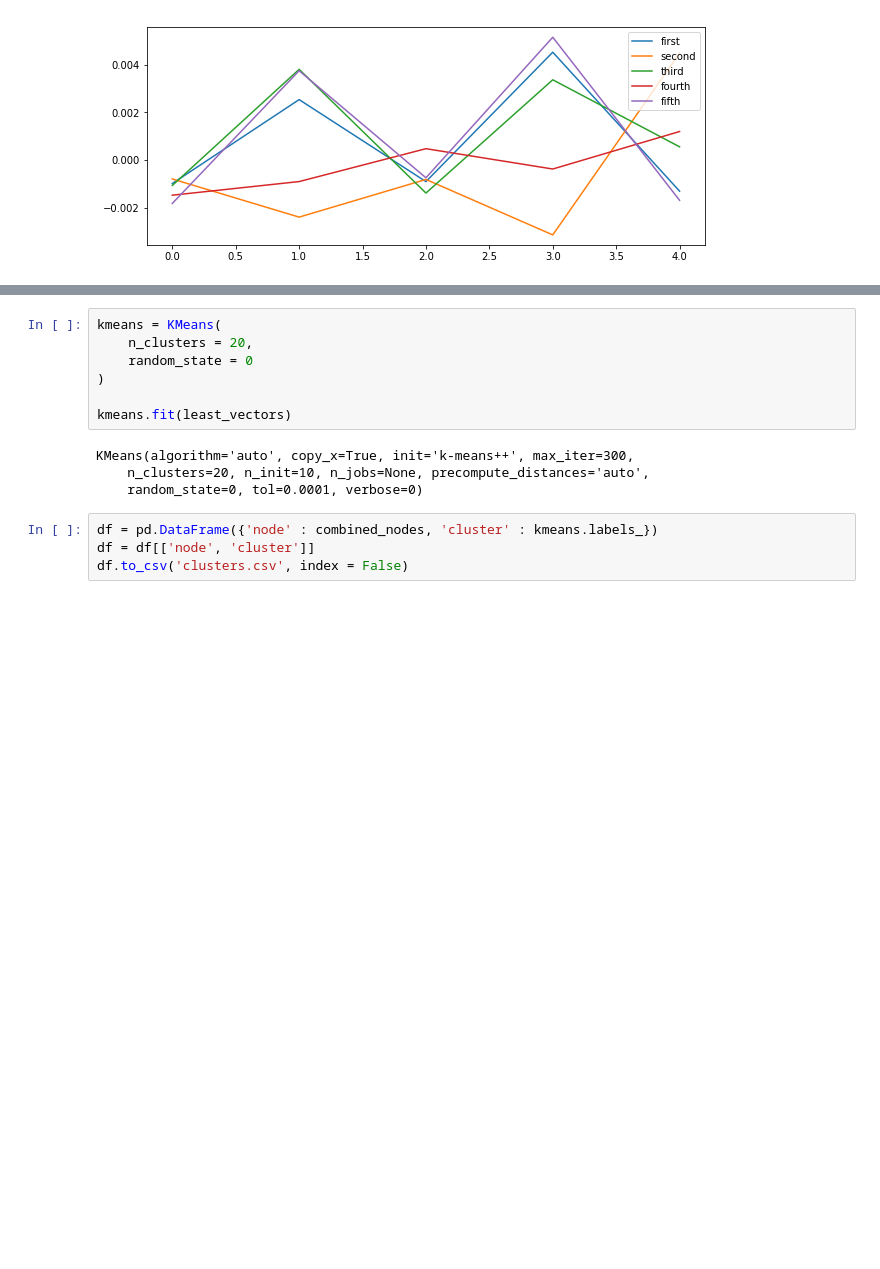
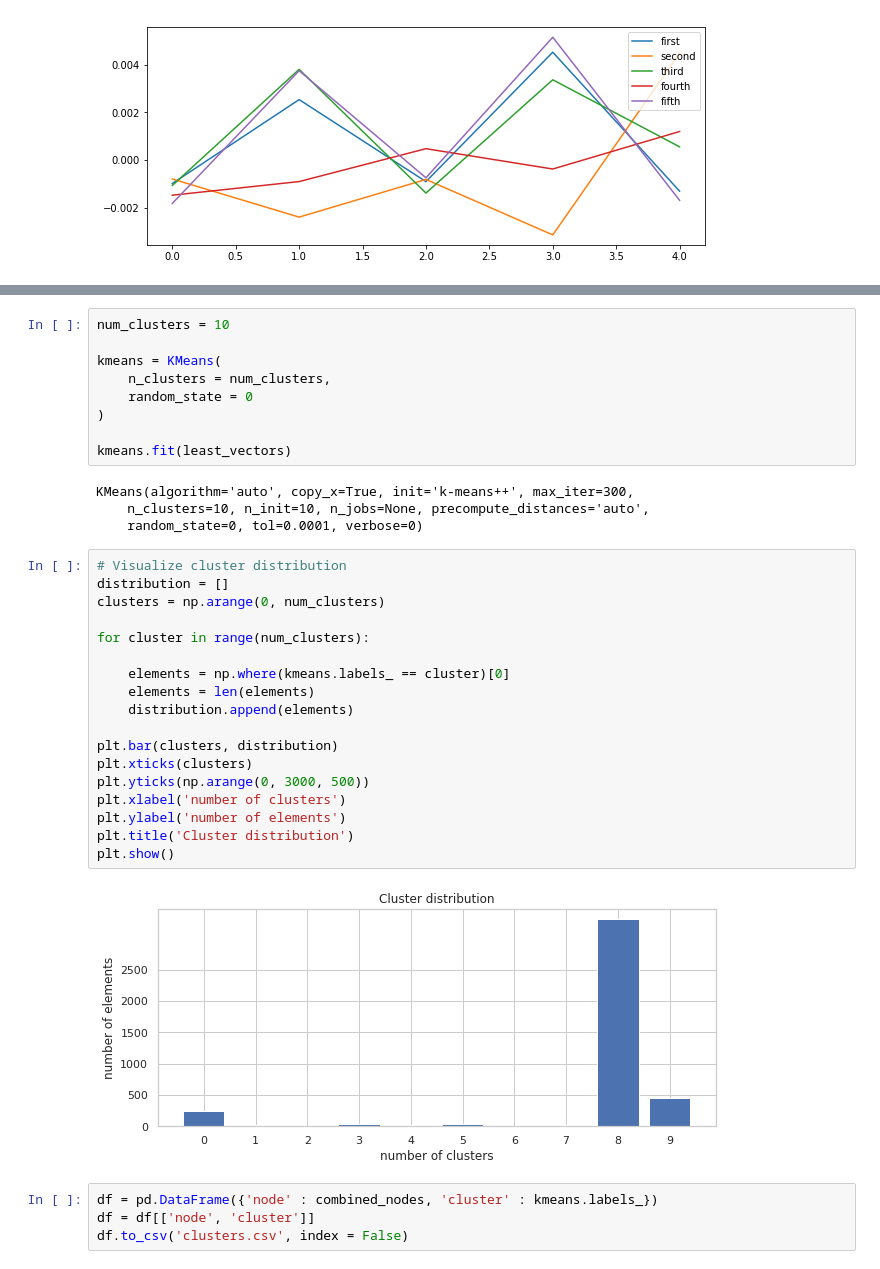
Before and after one commit to Tetrix/AMDM-project, a Jupyter notebook: Spectral Algorithm.ipynb, the cells around one changed output, grey strips where cells are left out. Drawn from its saved outputs; the diff is of its cells as text; blank space fills up the shorter version.

Commit message:
added cluster distribution visualization

```diff
--- a/Spectral Algorithm.ipynb
+++ b/Spectral Algorithm.ipynb
@@ -133,14 +133,36 @@ elbow(least_vectors, 30)
 # %%
+num_clusters = 10
+
 kmeans = KMeans(
-    n_clusters = 20,
+    n_clusters = num_clusters,
     random_state = 0
 )
 
 kmeans.fit(least_vectors)
 # %% [output]
 KMeans(algorithm='auto', copy_x=True, init='k-means++', max_iter=300,
-    n_clusters=20, n_init=10, n_jobs=None, precompute_distances='auto',
+    n_clusters=10, n_init=10, n_jobs=None, precompute_distances='auto',
     random_state=0, tol=0.0001, verbose=0)
+# %%
+# Visualize cluster distribution
+distribution = []
+clusters = np.arange(0, num_clusters)
+
+for cluster in range(num_clusters):
+
+    elements = np.where(kmeans.labels_ == cluster)[0]
+    elements = len(elements)
+    distribution.append(elements)
+
+plt.bar(clusters, distribution)
+plt.xticks(clusters)
+plt.yticks(np.arange(0, 3000, 500))
+plt.xlabel('number of clusters')
+plt.ylabel('number of elements')
+plt.title('Cluster distribution')
+plt.show()
+# %% [output]
+[figure, added]
 # %%
 df = pd.DataFrame({'node' : combined_nodes, 'cluster' : kmeans.labels_})
 df = df[['node', 'cluster']]
```
Also changed, not shown: parts of 2 cells of this notebook.
